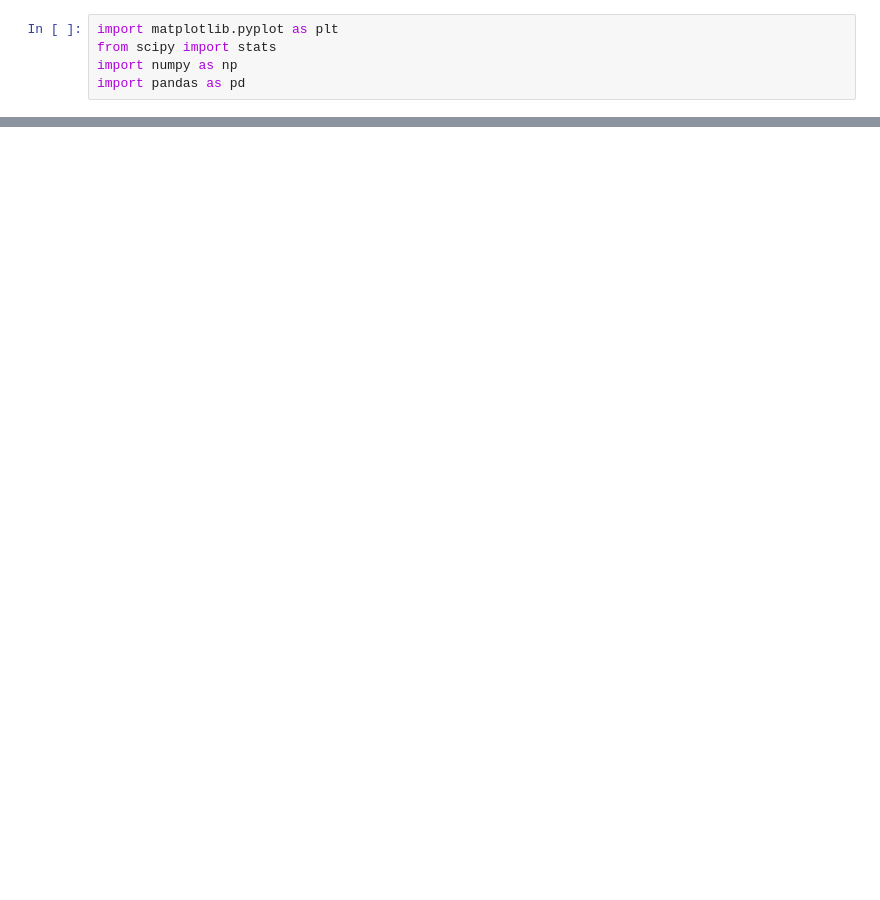
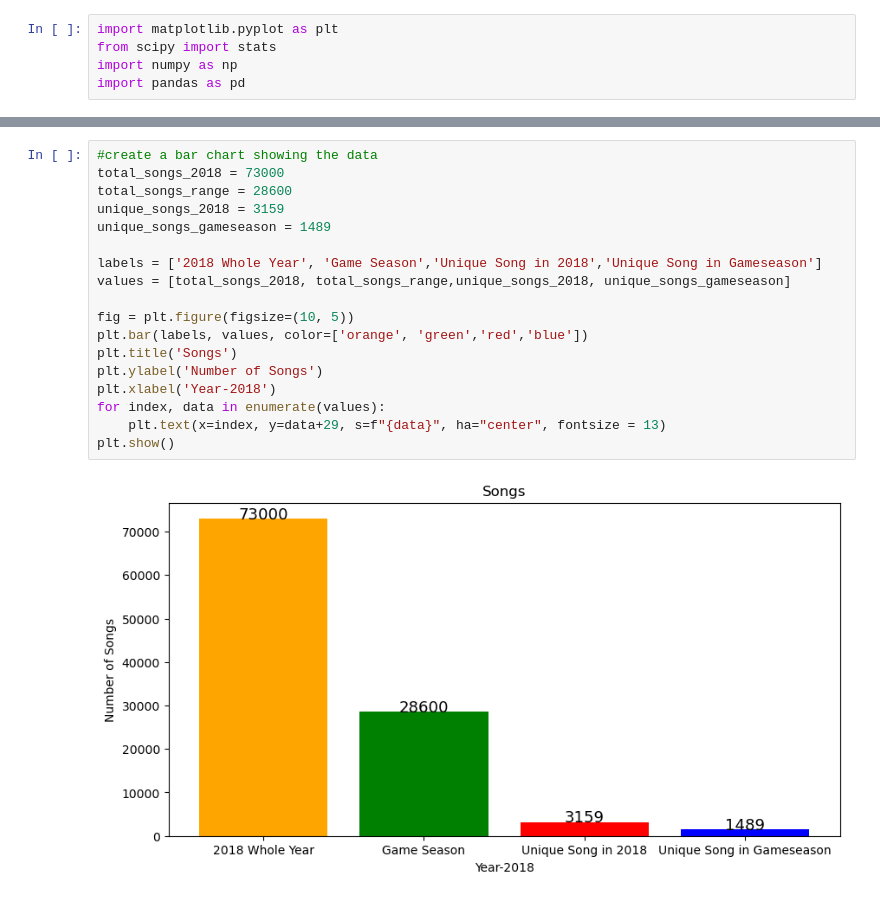
Before and after one commit to kuromasadev/PROJ1-GRP1-REPO, a Jupyter notebook: Resources/WORLDCHARTS/Music chart.ipynb, the cells around one changed output, grey strips where cells are left out. Cells and saved outputs as stored; diff of their text form; blank space fills up the shorter version.

```diff
--- a/Resources/WORLDCHARTS/Music chart.ipynb
+++ b/Resources/WORLDCHARTS/Music chart.ipynb
@@ -229,0 +258,20 @@ plt.show()
+# %%
+#create a bar chart showing the data
+total_songs_2018 = 73000
+total_songs_range = 28600
+unique_songs_2018 = 3159
+unique_songs_gameseason = 1489
+
+labels = ['2018 Whole Year', 'Game Season','Unique Song in 2018','Unique Song in Gameseason']
+values = [total_songs_2018, total_songs_range,unique_songs_2018, unique_songs_gameseason]
+
+fig = plt.figure(figsize=(10, 5))
+plt.bar(labels, values, color=['orange', 'green','red','blue'])
+plt.title('Songs')
+plt.ylabel('Number of Songs')
+plt.xlabel('Year-2018')
+for index, data in enumerate(values):
+    plt.text(x=index, y=data+29, s=f"{data}", ha="center", fontsize = 13)
+plt.show()
+# %% [output]
+[figure, added]
```
Also changed, not shown: parts of 46 cells of this notebook.
